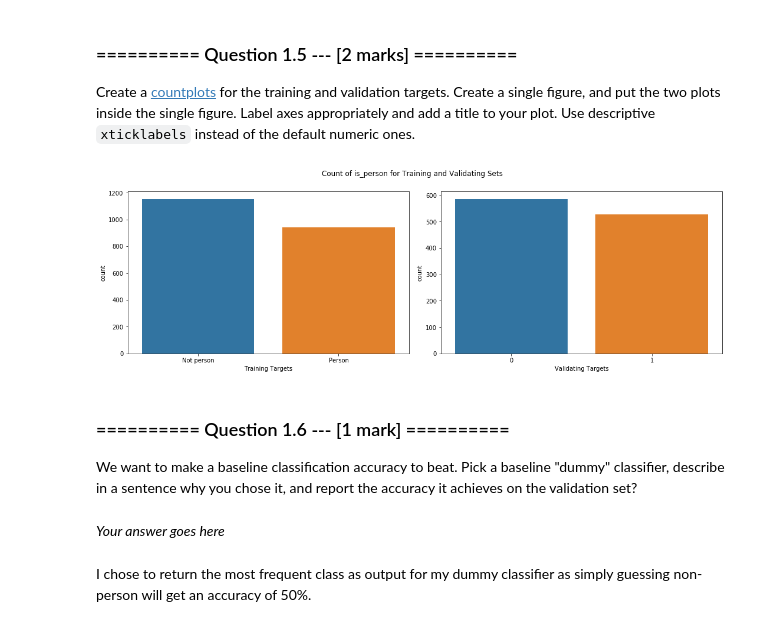
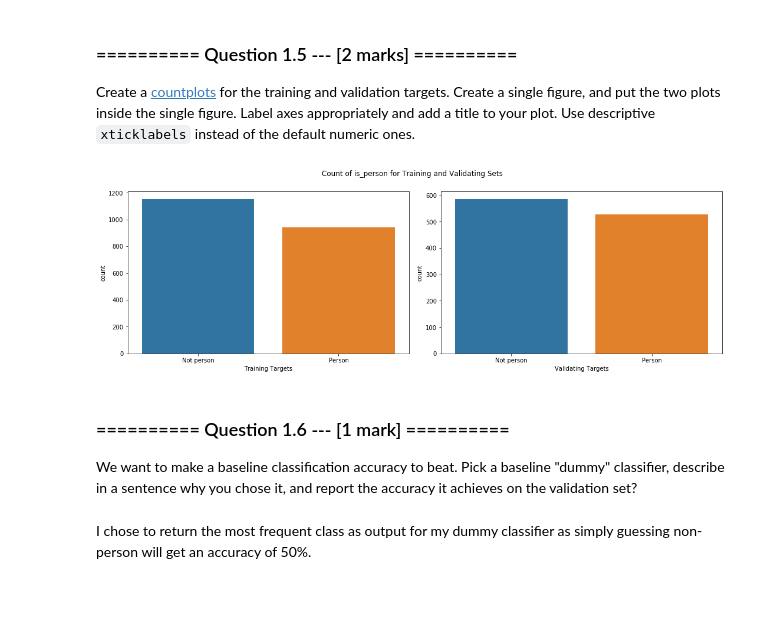
Before and after one commit to anirudhgangwal/IAML, a Jupyter notebook: 07_Assignment_3.ipynb, the cells around one changed output. Cells and saved outputs as stored; diff of their text form; code cells hidden in the pictures; blank space fills up the shorter version.

```diff
--- a/07_Assignment_3.ipynb
+++ b/07_Assignment_3.ipynb
@@ -184,22 +184,20 @@ Create a [countplots](https://seaborn.github.io/generated/seaborn.countplot.html
 # %%
 fig, (ax1,ax2) = plt.subplots(1,2,figsize=(15,5))
 sns.countplot(x='is_person',data=train_A,ax=ax1)
 sns.countplot(x='is_person',data=valid_A,ax=ax2)
 ax1.set_xticklabels(['Not person','Person'])
-ax1.set_xticklabels(['Not person','Person'])
+ax2.set_xticklabels(['Not person','Person'])
 ax1.set_xlabel('Training Targets')
 ax2.set_xlabel('Validating Targets')
 plt.suptitle('Count of is_person for Training and Validating Sets')
 fig.tight_layout()
 fig.subplots_adjust(top=0.88)
 plt.show()
 # %% [output]
-[figure, old version]
+[figure, new version]
 # %% [markdown]
 ### ========== Question 1.6 --- [1 mark] ==========
 We want to make a baseline classification accuracy to beat. Pick a baseline "dummy" classifier, describe in a sentence why you chose it, and report the accuracy it achieves on the validation set?
-# %% [markdown]
-*Your answer goes here*
 # %% [markdown]
 I chose to return the most frequent class as output for my dummy classifier as simply guessing non-person will get an accuracy of 50%.
 # %%
```
Also changed, not shown: parts of 61 cells of this notebook, 2 other files.
